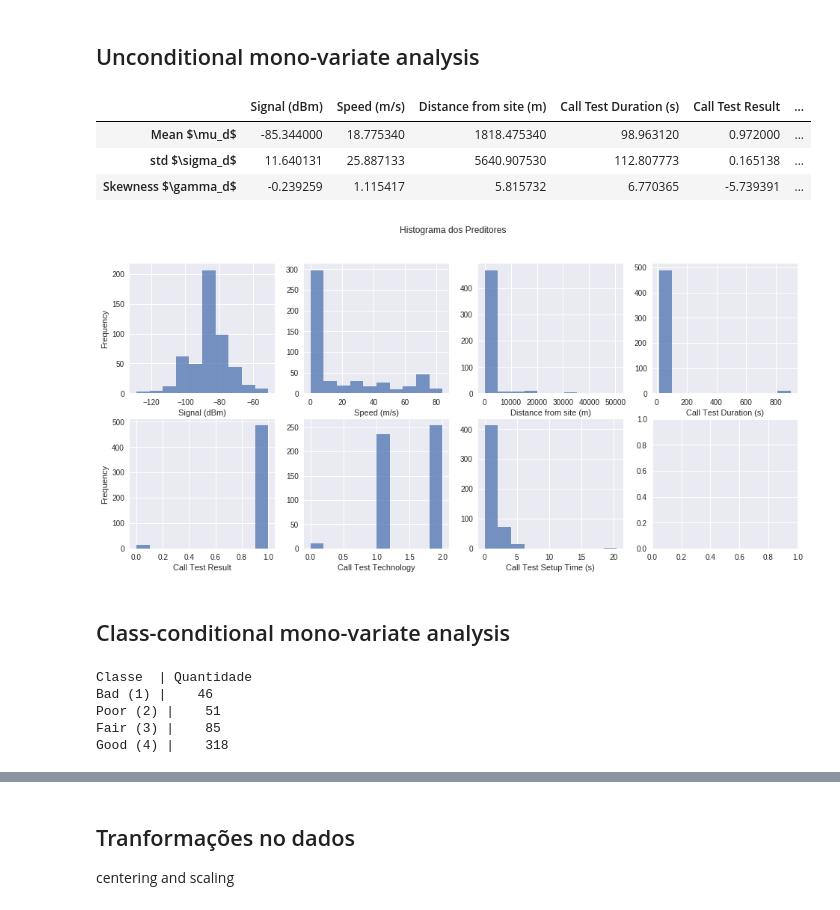
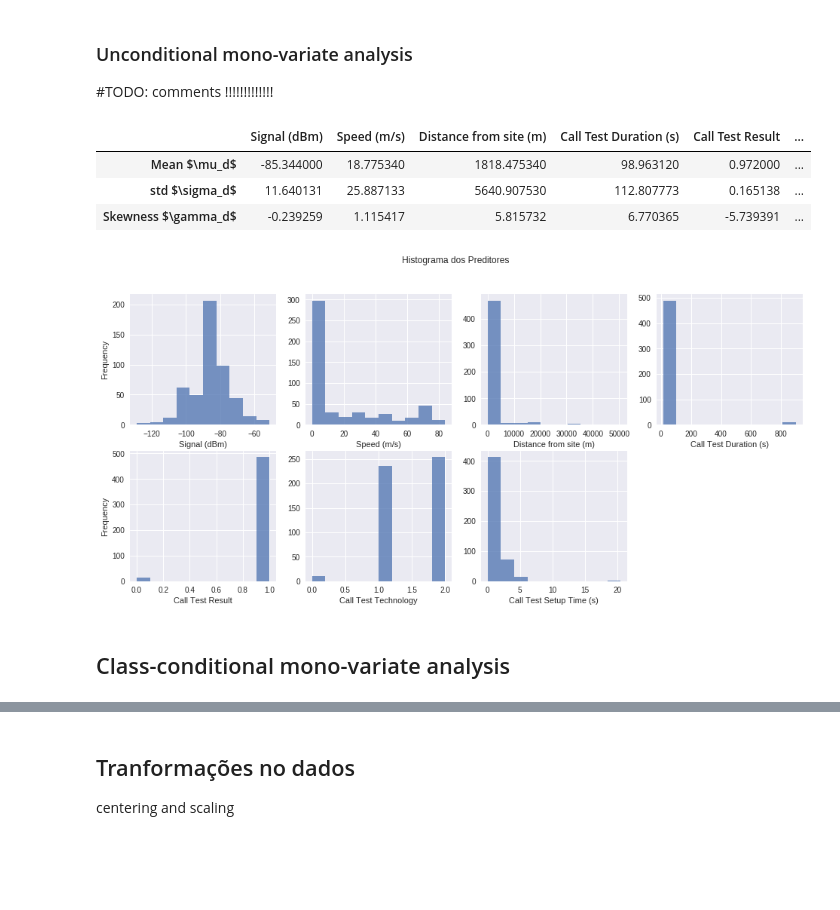
Before and after one commit to ezequiasjunior/ica2019.2, a Jupyter notebook: data_preprocessing.ipynb, the cells around one changed output, grey strips where cells are left out. Saved outputs shown, nothing was run; the diff lists cells and outputs as text; code cells hidden in the pictures; blank space fills up the shorter version.

Commit message:
Organizing notebook and TODO's.

```diff
--- a/data_preprocessing.ipynb
+++ b/data_preprocessing.ipynb
@@ -198,0 +105,12 @@ https://en.wikipedia.org/wiki/Mean_opinion_score
+# %%
+# Transforming categorical data:
+# in 'Call Test Result': 'SUCCESS' and 'FAILURE - DROP CALL' to 1 and 0:
+data = data.replace(to_replace={'Call Test Result': 'SUCCESS'}, value=1)
+data = data.replace(to_replace={'Call Test Result': 'FAILURE - DROP CALL'}, value=0)
+print(data['Call Test Result'].value_counts(),'\n')
+
+# in 'Call Test Technology': 'LTE', 'UMTS', and 'GSM' to 2, 1 and 0:
+data = data.replace(to_replace={'Call Test Technology': 'LTE'}, value=2)
+data = data.replace(to_replace={'Call Test Technology': 'UMTS'}, value=1)
+data = data.replace(to_replace={'Call Test Technology': 'GSM'}, value=0)
+print(data['Call Test Technology'].value_counts(),'\n')
@@ -198,0 +138,3 @@ https://en.wikipedia.org/wiki/Mean_opinion_score
+# %%
+# Replacing negative values in 'Speed (m/s)':
+data = data.replace(to_replace={'Speed (m/s)': -1}, value=0)
@@ -198,0 +167,7 @@ https://en.wikipedia.org/wiki/Mean_opinion_score
+# %%
+# Transforming the 'MOS' column values into 5 classes (1-5):
+data.loc[(data['MOS']>=1 )&(data['MOS']<2.6),'MOS'] = 1
+data.loc[(data['MOS']>=2.6 )&(data['MOS']<3.1),'MOS'] = 2
+data.loc[(data['MOS']>=3.1 )&(data['MOS']<3.6),'MOS'] = 3
+data.loc[(data['MOS']>=3.6 )&(data['MOS']<4.1),'MOS'] = 4
+data.loc[(data['MOS']>=4.1 )&(data['MOS']<5),'MOS'] = 5
@@ -198,0 +189,4 @@ https://en.wikipedia.org/wiki/Mean_opinion_score
+# %%
+# Saving the data into a new variable, excluding the date-time information:
+datahw01 = data.drop("Date Of Test", axis=1)
+datahw01.info()
@@ -199,5 +207,7 @@ https://en.wikipedia.org/wiki/Mean_opinion_score
 # %% [markdown]
-## Unconditional mono-variate analysis
+### Unconditional mono-variate analysis
+
+#TODO: comments !!!!!!!!!!!!!
 # %%
 unc_monovar = datahw01.describe().iloc[1:3,:-1].append(datahw01.skew()[:-1], ignore_index=True)
 unc_monovar.index = ['Mean $\mu_d$','std $\sigma_d$','Skewness $\gamma_d$']
@@ -211,27 +221,16 @@ display(unc_monovar)
 # %%
 fig, ax = plt.subplots(2, 4, figsize=(16, 7))
 ax = ax.ravel()
 fig.suptitle('Histograma dos Preditores')
 for i in range(0, 7):
     ax[i].set_xlabel(datahw01.columns[i])
     ax[0].set_ylabel('Frequency')
     ax[4].set_ylabel('Frequency')
     ax[i].hist(datahw01.iloc[:, i], bins='sturges', alpha=.75)
+fig.delaxes(ax[7])
 #     plt.savefig('hw01-figs/hist_data.pdf')
 # %% [output]
-[figure, old version]
+[figure, new version]
 # %% [markdown]
 ## Class-conditional mono-variate analysis
-# %%
-cls = datahw01.groupby('MOS')
-classes = ['Bad (1)', 'Poor (2)', 'Fair (3)', 'Good (4)']
-print('Classe  | Quantidade')
-for i in cls.indices:
-    print(f'{classes[i-1]} |    {cls.get_group(i).iloc[:,1:].shape[0]}')
-# %% [output]
-Classe  | Quantidade
-Bad (1) |    46
-Poor (2) |    51
-Fair (3) |    85
-Good (4) |    318
 # %%
```
Also changed, not shown: parts of 31 cells of this notebook, 4 other files.
